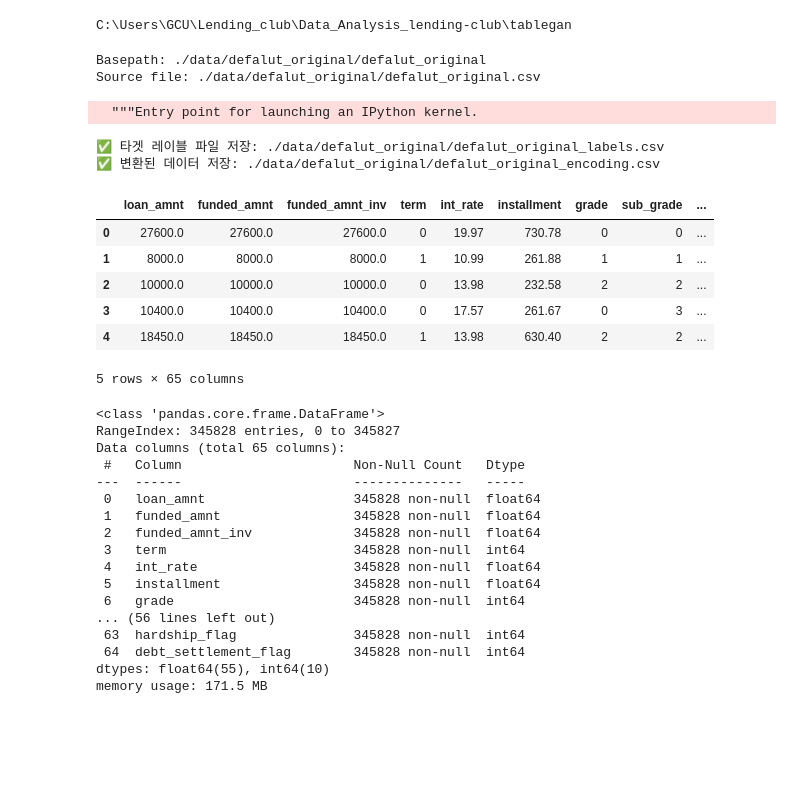
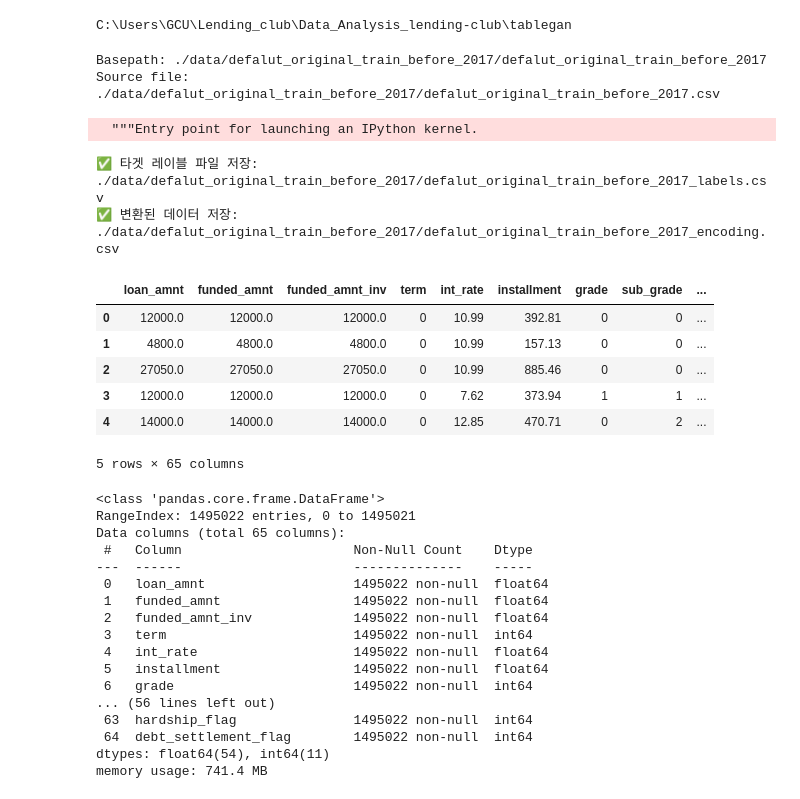
Before and after one commit to Seungminin/Data_Analysis_lending-club, a Jupyter notebook: tablegan/preprocess_data.ipynb, the cells around one changed output. Drawn from its saved outputs; the diff is of its cells as text; code cells hidden in the pictures; blank space fills up the shorter version.

Commit message:
Preprocessing data before 2017

```diff
--- a/tablegan/preprocess_data.ipynb
+++ b/tablegan/preprocess_data.ipynb
@@ -100,42 +100,42 @@ cat_names = ['term', 'grade', 'sub_grade', 'home_ownership', 'verification_statu
        'addr_state', 'initial_list_status', 'application_type',
        'hardship_flag', 'debt_settlement_flag', 'loan_status']
 # %%
-a, b, c = transform('defalut_original', suffix='', to_disk=True, target='loan_status',cat_names=cat_names)
+a, b, c = transform('defalut_original_train_before_2017', suffix='', to_disk=True, target='loan_status',cat_names=cat_names)
 a.head()
 # %% [output]
-Basepath: ./data/defalut_original/defalut_original
-Source file: ./data/defalut_original/defalut_original.csv
+Basepath: ./data/defalut_original_train_before_2017/defalut_original_train_before_2017
+Source file: ./data/defalut_original_train_before_2017/defalut_original_train_before_2017.csv
   """Entry point for launching an IPython kernel.
-✅ 타겟 레이블 파일 저장: ./data/defalut_original/defalut_original_labels.csv
-✅ 변환된 데이터 저장: ./data/defalut_original/defalut_original_encoding.csv
+✅ 타겟 레이블 파일 저장: ./data/defalut_original_train_before_2017/defalut_original_train_before_2017_labels.csv
+✅ 변환된 데이터 저장: ./data/defalut_original_train_before_2017/defalut_original_train_before_2017_encoding.csv
 |  | loan_amnt | funded_amnt | funded_amnt_inv | term | int_rate | installment | grade | sub_grade | ... |
-| 0 | 27600.0 | 27600.0 | 27600.0 | 0 | 19.97 | 730.78 | 0 | 0 | ... |
-| 1 | 8000.0 | 8000.0 | 8000.0 | 1 | 10.99 | 261.88 | 1 | 1 | ... |
-| 2 | 10000.0 | 10000.0 | 10000.0 | 0 | 13.98 | 232.58 | 2 | 2 | ... |
-| 3 | 10400.0 | 10400.0 | 10400.0 | 0 | 17.57 | 261.67 | 0 | 3 | ... |
-| 4 | 18450.0 | 18450.0 | 18450.0 | 1 | 13.98 | 630.40 | 2 | 2 | ... |
+| 0 | 12000.0 | 12000.0 | 12000.0 | 0 | 10.99 | 392.81 | 0 | 0 | ... |
+| 1 | 4800.0 | 4800.0 | 4800.0 | 0 | 10.99 | 157.13 | 0 | 0 | ... |
+| 2 | 27050.0 | 27050.0 | 27050.0 | 0 | 10.99 | 885.46 | 0 | 0 | ... |
+| 3 | 12000.0 | 12000.0 | 12000.0 | 0 | 7.62 | 373.94 | 1 | 1 | ... |
+| 4 | 14000.0 | 14000.0 | 14000.0 | 0 | 12.85 | 470.71 | 0 | 2 | ... |
 5 rows × 65 columns
 # %%
-dataset = pd.read_csv("data/defalut_original/defalut_original_encoding.csv")
+dataset = pd.read_csv("data/defalut_original_train_before_2017/defalut_original_train_before_2017_encoding.csv")
 dataset.info()
 # %% [output]
 <class 'pandas.core.frame.DataFrame'>
-RangeIndex: 345828 entries, 0 to 345827
+RangeIndex: 1495022 entries, 0 to 1495021
 Data columns (total 65 columns):
- #   Column                      Non-Null Count   Dtype
----  ------                      --------------   -----
- 0   loan_amnt                   345828 non-null  float64
- 1   funded_amnt                 345828 non-null  float64
- 2   funded_amnt_inv             345828 non-null  float64
- 3   term                        345828 non-null  int64
- 4   int_rate                    345828 non-null  float64
- 5   installment                 345828 non-null  float64
- 6   grade                       345828 non-null  int64
+ #   Column                      Non-Null Count    Dtype
+---  ------                      --------------    -----
+ 0   loan_amnt                   1495022 non-null  float64
+ 1   funded_amnt                 1495022 non-null  float64
+ 2   funded_amnt_inv             1495022 non-null  float64
+ 3   term                        1495022 non-null  int64
+ 4   int_rate                    1495022 non-null  float64
+ 5   installment                 1495022 non-null  float64
+ 6   grade                       1495022 non-null  int64
 ... (56 lines left out)
- 63  hardship_flag               345828 non-null  int64
- 64  debt_settlement_flag        345828 non-null  int64
-dtypes: float64(55), int64(10)
-memory usage: 171.5 MB
+ 63  hardship_flag               1495022 non-null  int64
+ 64  debt_settlement_flag        1495022 non-null  int64
+dtypes: float64(54), int64(11)
+memory usage: 741.4 MB
 # %%
 for col in dataset.columns:
     print(col, "\n", dataset[col].unique(),'\n')
```
Also changed, not shown: parts of 1 cell of this notebook, 1 other file.
